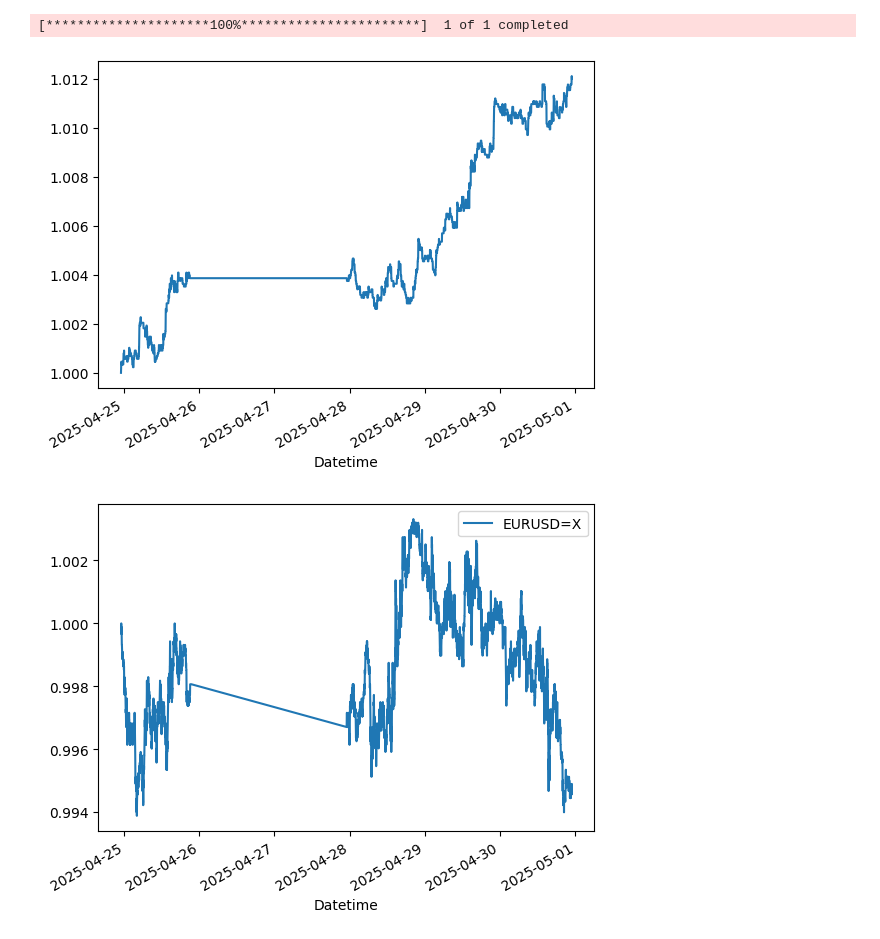
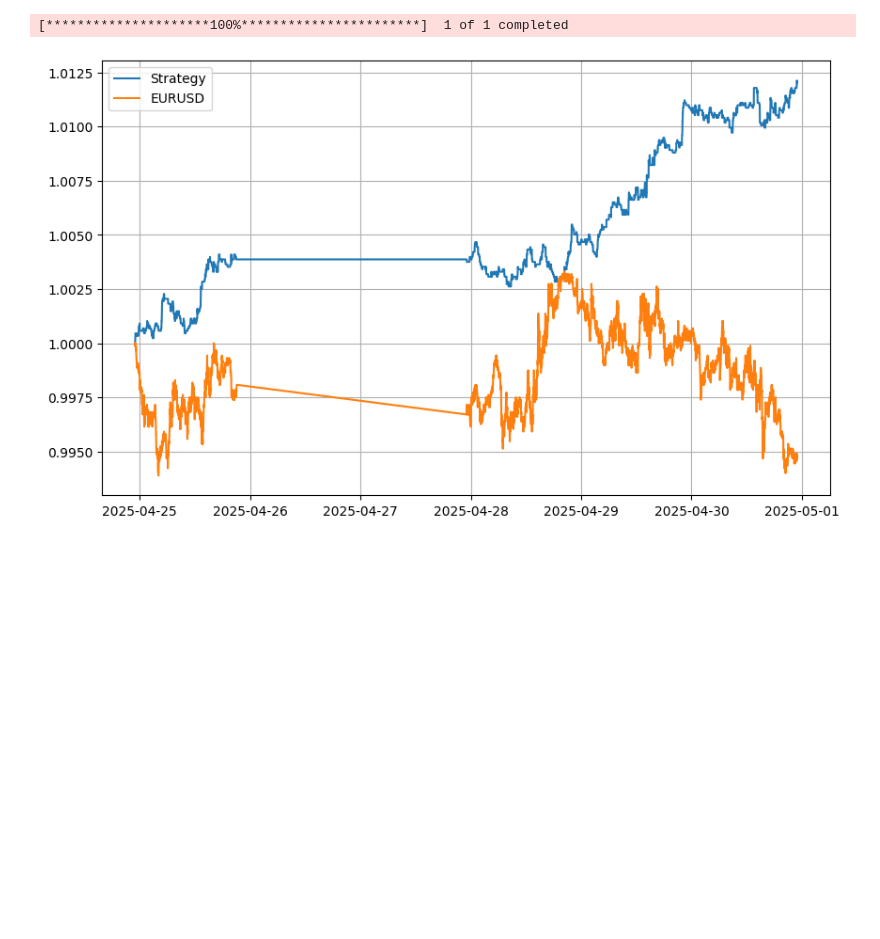
Before and after one commit to pakohappy/terminal-trading, a Jupyter notebook: notebooks/backtest.ipynb, the cells around one changed output. Drawn from its saved outputs; the diff is of its cells as text; code cells hidden in the pictures; blank space fills up the shorter version.

```diff
--- a/notebooks/backtest.ipynb
+++ b/notebooks/backtest.ipynb
@@ -43,10 +43,11 @@ ydata['Strategy_returns'] = ydata['Posicion'] * retornos
 ydata.dropna(inplace=True)
 # %%
 # Graficar el rendimiento de la estrategia.
-(ydata['Strategy_returns'] + 1).cumprod().plot(label='Strategy')
-(ydata['Close'].pct_change() + 1).cumprod().plot(label='EURUSD')
+plt.figure(figsize=(10, 6))
+plt.plot((ydata['Strategy_returns'] + 1).cumprod(), label='Strategy')
+plt.plot((ydata['Close'].pct_change() + 1).cumprod(), label='EURUSD')
 plt.legend()
+plt.grid(True)
 plt.show()
 # %% [output]
-[figure, old version]
+[figure, new version]
-[figure, removed]
```
